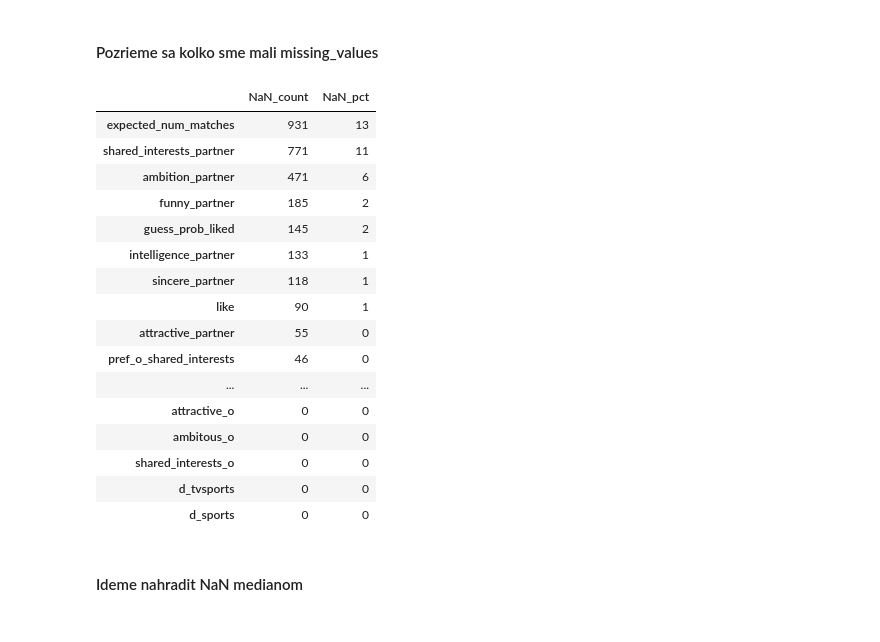
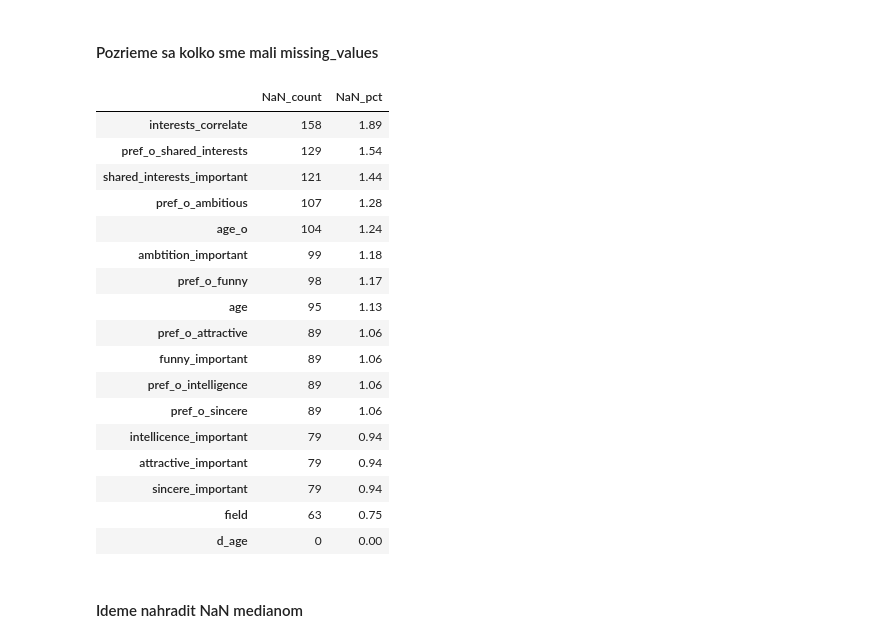
Before and after one commit to Daweed12/ZNEUS_ZS_Vach_Kmet_Duchon, a Jupyter notebook: Project1.ipynb, the cells around one changed output. Saved outputs shown, nothing was run; the diff lists cells and outputs as text; code cells hidden in the pictures.

```diff
--- a/Project1.ipynb
+++ b/Project1.ipynb
@@ -85,8 +85,9 @@ critical = [
     'shared_interests_o'
 ]
 df_clean=df.dropna(subset=critical)
-df_clean=df_clean.drop('expected_num_interested_in_me', axis=1)
-df_clean=df_clean.drop('has_null', axis=1)
+df_clean=df_clean.drop('expected_num_interested_in_me', axis=1)#80% missing hodnôt
+df_clean=df_clean.drop('has_null', axis=1)#zbytočnosť
+df_clean=df_clean.drop('wave', axis=1)#zbytočnosť
 
 df_clean = df_clean.apply(pd.to_numeric, errors='ignore')
 df.shape, df_clean.shape
@@ -110,0 +97,18 @@ Length: 121, dtype: int64
+# %%
+#vyhodenie intervalových dát
+import re
+
+cols_to_drop = []
+
+pattern = re.compile(r'^\[\d+\s*-\s*\d+\]$')   # napr. [2-3] alebo [4 - 6]
+
+for col in df.columns:
+    # skontroluj len ne-null stringy v danom stĺpci
+    col_values = df[col].dropna().astype(str)
+    if any(col_values.str.match(pattern)):
+        cols_to_drop.append(col)
+
+df_clean = df_clean.drop(columns=cols_to_drop)
+
+print("Dropped columns:", cols_to_drop)
+#All in all, nám zostalo 67 stĺpcov
@@ -212,22 +195,10 @@ met: 325
 # to je pre z score
 k = 3
 
-#vybral som len tie stplce ktore nie su kategoricke ani v tvare [2-5]
-columns_of_interest = [
-    "importance_same_race","importance_same_religion",
-    "pref_o_attractive","pref_o_sincere","pref_o_intelligence","pref_o_funny","pref_o_ambitious",
-    "pref_o_shared_interests","attractive_o","sinsere_o","intelligence_o","funny_o",
-    "ambitous_o","shared_interests_o","attractive_important","sincere_important","intellicence_important",
-    "funny_important","ambtition_important","shared_interests_important","attractive","sincere","intelligence","funny","ambition","attractive_partner","sincere_partner",
-    "intelligence_partner","funny_partner","ambition_partner","shared_interests_partner",
-    "sports","tvsports","exercise","dining","museums","art","hiking","gaming",
-    "clubbing","reading","tv","theater","movies","concerts","music","shopping","yoga","d_sports","d_tvsports",
-    "interests_correlate",
-    "expected_happy_with_sd_people",
-    "expected_num_matches","like","guess_prob_liked"
-]
+#vybral som len tie ktoré majú aspoň 22 rôznych hodnôt(22 kvôli wave)
+num_cols = df.select_dtypes(include='number').columns
+columns_of_interest = [c for c in df_clean if df[c].nunique() > 22]
 
-num_cols = df.select_dtypes(include=[np.number]).columns
 cols = [c for c in columns_of_interest if c in num_cols]
 if not cols:
     cols = list(num_cols)
@@ -274,28 +249,29 @@ d_age: 223
 # %% [markdown]
 #### Pozrieme sa kolko sme mali missing_values
 # %%
-nan_counts = df_clean[columns_of_interest].isna().sum()
-nan_pct = (df_clean[columns_of_interest].isna().mean() * 100).astype(int)
+nan_counts = df[columns_of_interest].isna().sum()
+nan_pct = (df[columns_of_interest].isna().mean() * 100).round(2)
 
 summary_nan = pd.DataFrame({"NaN_count": nan_counts, "NaN_pct": nan_pct}).sort_values("NaN_count", ascending=False)
 display(summary_nan)
 # %% [output]
 |  | NaN_count | NaN_pct |
-| expected_num_matches | 931 | 13 |
-| shared_interests_partner | 771 | 11 |
-| ambition_partner | 471 | 6 |
-| funny_partner | 185 | 2 |
-| guess_prob_liked | 145 | 2 |
-| intelligence_partner | 133 | 1 |
-| sincere_partner | 118 | 1 |
-| like | 90 | 1 |
-| attractive_partner | 55 | 0 |
-| pref_o_shared_interests | 46 | 0 |
-| ... | ... | ... |
-| attractive_o | 0 | 0 |
-| ambitous_o | 0 | 0 |
-| shared_interests_o | 0 | 0 |
-| d_tvsports | 0 | 0 |
-| d_sports | 0 | 0 |
+| interests_correlate | 158 | 1.89 |
+| pref_o_shared_interests | 129 | 1.54 |
+| shared_interests_important | 121 | 1.44 |
+| pref_o_ambitious | 107 | 1.28 |
+| age_o | 104 | 1.24 |
+| ambtition_important | 99 | 1.18 |
+| pref_o_funny | 98 | 1.17 |
+| age | 95 | 1.13 |
+| pref_o_attractive | 89 | 1.06 |
+| funny_important | 89 | 1.06 |
+| pref_o_intelligence | 89 | 1.06 |
+| pref_o_sincere | 89 | 1.06 |
+| intellicence_important | 79 | 0.94 |
+| attractive_important | 79 | 0.94 |
+| sincere_important | 79 | 0.94 |
+| field | 63 | 0.75 |
+| d_age | 0 | 0.00 |
 # %% [markdown]
 #### Ideme nahradit NaN medianom
```
Also changed, not shown: parts of 20 cells of this notebook.
